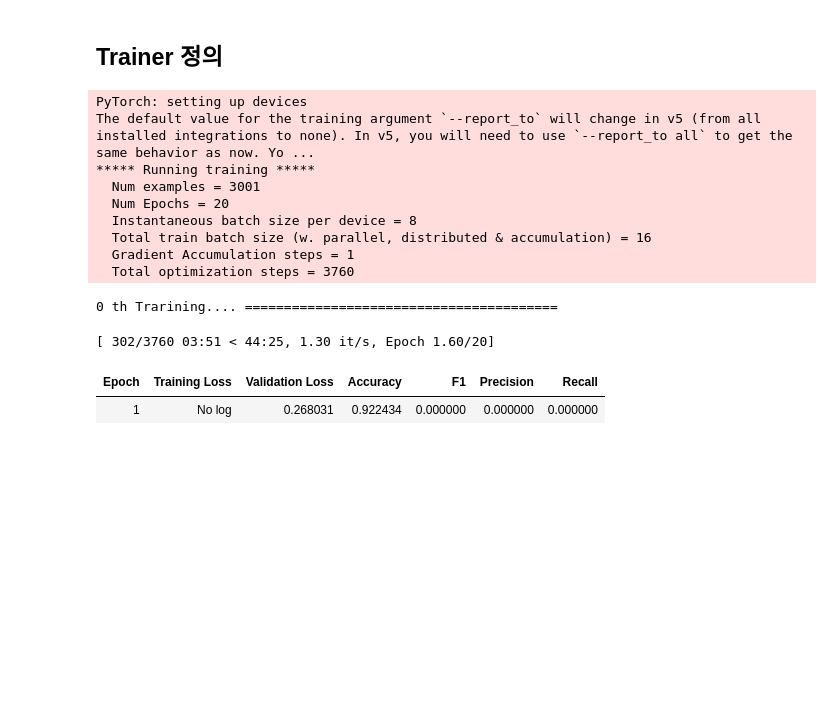
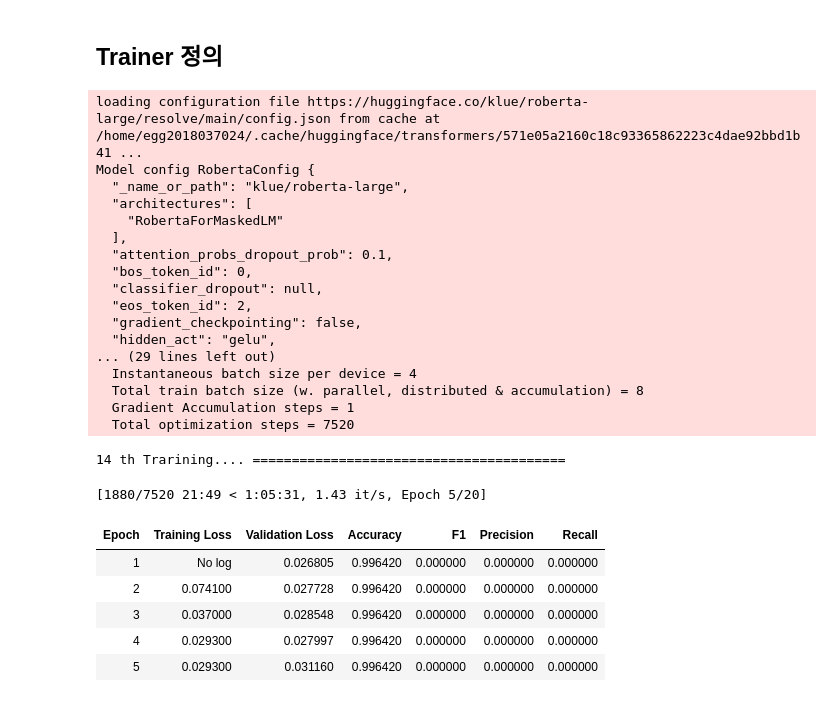
Before and after one commit to IamJunhaHwang/NLP-Project, a Jupyter notebook: model/ABSA_klue_RoBERTa_large.ipynb, the cells around one changed output. Saved outputs shown, nothing was run; the diff lists cells and outputs as text; code cells hidden in the pictures; blank space fills up the shorter version.

Commit message:
[FIX] Bug fixed & ACD model test

```diff
--- a/model/ABSA_klue_RoBERTa_large.ipynb
+++ b/model/ABSA_klue_RoBERTa_large.ipynb
@@ -544,52 +545,72 @@ def compute_metrics(pred):
     }
 # %%
 for i in range(len(rep_entity_property_pair)):
+    if i<14 or i>14:
+        continue;
+    MODEL_NAME = 'klue/roberta-large'
+    tmp_model = AutoModelForSequenceClassification.from_pretrained(MODEL_NAME, num_labels=2)
 
     odir = '/mnt/HDD4T/egg2018037024/ABSA' + str(i)
 
     training_ars = TrainingArguments(
-        output_dir=odir,
-        num_train_epochs=20,
+    output_dir=odir,
+    num_train_epochs=20,
     #    max_steps=5000,
-        per_device_train_batch_size=8,
-        per_device_eval_batch_size=8,
-        save_total_limit=5,
-        save_strategy = "epoch",
+    per_device_train_batch_size=4,
+    per_device_eval_batch_size=4,
+    save_total_limit=5,
+    save_strategy = "epoch",
     #    save_steps=1000,
-        learning_rate=1e-6,
-        weight_decay=0.01,
+    learning_rate=1e-6,
+    weight_decay=0.01,
     #    eval_steps=1000,
-        evaluation_strategy='epoch',
-        metric_for_best_model = 'f1',
-        load_best_model_at_end = True,
+    evaluation_strategy='epoch',
+    metric_for_best_model = 'f1',
+    load_best_model_at_end = True,
     )
 
     trainer = Trainer(
-        model=ACD_set[i],
-        args=training_ars,
-        train_dataset=klue_sets[i],
-        eval_dataset=dev_klue_sets[i],
-        tokenizer=tokenizer,
-        compute_metrics=compute_metrics,
-        callbacks = [EarlyStoppingCallback(early_stopping_patience=4)]
+    model=tmp_model,
+    args=training_ars,
+    train_dataset=klue_sets[i],
+    eval_dataset=dev_klue_sets[i],
+    tokenizer=tokenizer,
+    compute_metrics=compute_metrics,
+    callbacks = [EarlyStoppingCallback(early_stopping_patience=4)]
     )
 
     print(i, "th Trarining.... ========================================")
     trainer.train()
-    ACD_set[i].save_pretrained(odir + "_best")
+    tmp_model.save_pretrained(odir + "_best")
+
+    with torch.no_grad(): tmp_model
+    gc.collect()
+    torch.cuda.empty_cache()
 # %% [output]
-PyTorch: setting up devices
-The default value for the training argument `--report_to` will change in v5 (from all installed integrations to none). In v5, you will need to use `--report_to all` to get the same behavior as now. Yo ...
-***** Running training *****
-  Num examples = 3001
-  Num Epochs = 20
-  Instantaneous batch size per device = 8
-  Total train batch size (w. parallel, distributed & accumulation) = 16
+loading configuration file https://huggingface.co/klue/roberta-large/resolve/main/config.json from cache at /home/egg2018037024/.cache/huggingface/transformers/571e05a2160c18c93365862223c4dae92bbd1b41 ...
+Model config RobertaConfig {
+  "_name_or_path": "klue/roberta-large",
+  "architectures": [
+    "RobertaForMaskedLM"
+  ],
+  "attention_probs_dropout_prob": 0.1,
+  "bos_token_id": 0,
+  "classifier_dropout": null,
+  "eos_token_id": 2,
+  "gradient_checkpointing": false,
+  "hidden_act": "gelu",
+... (29 lines left out)
+  Instantaneous batch size per device = 4
+  Total train batch size (w. parallel, distributed & accumulation) = 8
   Gradient Accumulation steps = 1
-  Total optimization steps = 3760
+  Total optimization steps = 7520
-0 th Trarining.... ========================================
+14 th Trarining.... ========================================
-[ 302/3760 03:51 < 44:25, 1.30 it/s, Epoch 1.60/20]
+[1880/7520 21:49 < 1:05:31, 1.43 it/s, Epoch 5/20]
 | Epoch | Training Loss | Validation Loss | Accuracy | F1 | Precision | Recall |
-| 1 | No log | 0.268031 | 0.922434 | 0.000000 | 0.000000 | 0.000000 |
+| 1 | No log | 0.026805 | 0.996420 | 0.000000 | 0.000000 | 0.000000 |
+| 2 | 0.074100 | 0.027728 | 0.996420 | 0.000000 | 0.000000 | 0.000000 |
+| 3 | 0.037000 | 0.028548 | 0.996420 | 0.000000 | 0.000000 | 0.000000 |
+| 4 | 0.029300 | 0.027997 | 0.996420 | 0.000000 | 0.000000 | 0.000000 |
+| 5 | 0.029300 | 0.031160 | 0.996420 | 0.000000 | 0.000000 | 0.000000 |
 ***** Running Evaluation *****
   Num examples = 838
```
Also changed, not shown: parts of 9 cells of this notebook.
